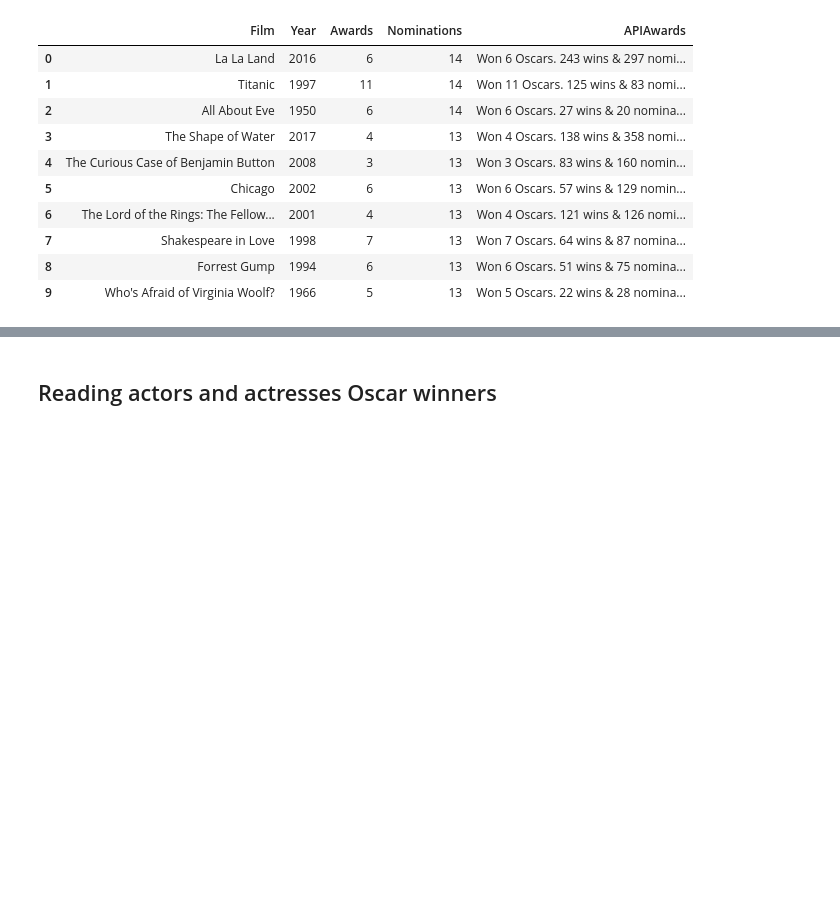
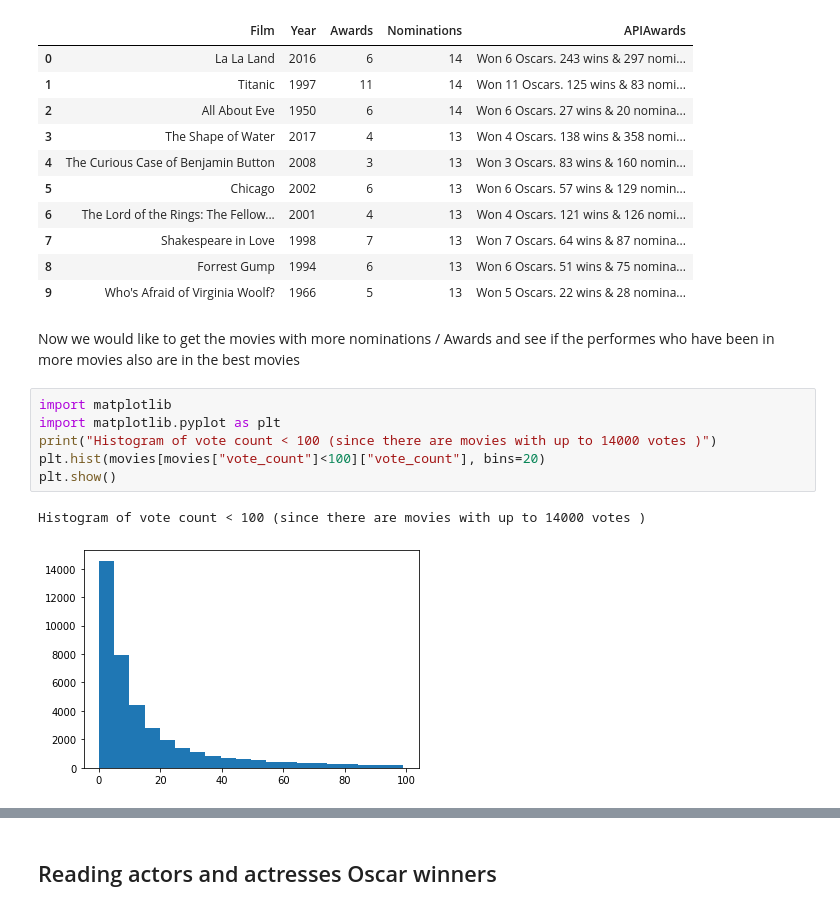
Before and after one commit to cperezmendoza00/cpsc-4810-project, a Jupyter notebook: Project.ipynb, the cells around one changed output, grey strips where cells are left out. Cells and saved outputs as stored; diff of their text form; blank space fills up the shorter version.

```diff
--- a/Project.ipynb
+++ b/Project.ipynb
@@ -755,3 +766,14 @@ pd.concat([
 | 7 | Shakespeare in Love | 1998 | 7 | 13 | Won 7 Oscars. 64 wins & 87 nomina... |
 | 8 | Forrest Gump | 1994 | 6 | 13 | Won 6 Oscars. 51 wins & 75 nomina... |
 | 9 | Who's Afraid of Virginia Woolf? | 1966 | 5 | 13 | Won 5 Oscars. 22 wins & 28 nomina... |
+# %% [markdown]
+Now we would like to get the movies with more nominations / Awards and see if the performes who have been in more movies also are in the best movies
+# %%
+import matplotlib
+import matplotlib.pyplot as plt
+print("Histogram of vote count < 100 (since there are movies with up to 14000 votes )")
+plt.hist(movies[movies["vote_count"]<100]["vote_count"], bins=20)
+plt.show()
+# %% [output]
+Histogram of vote count < 100 (since there are movies with up to 14000 votes )
+[figure, added]
```
Also changed, not shown: parts of 22 cells of this notebook.
